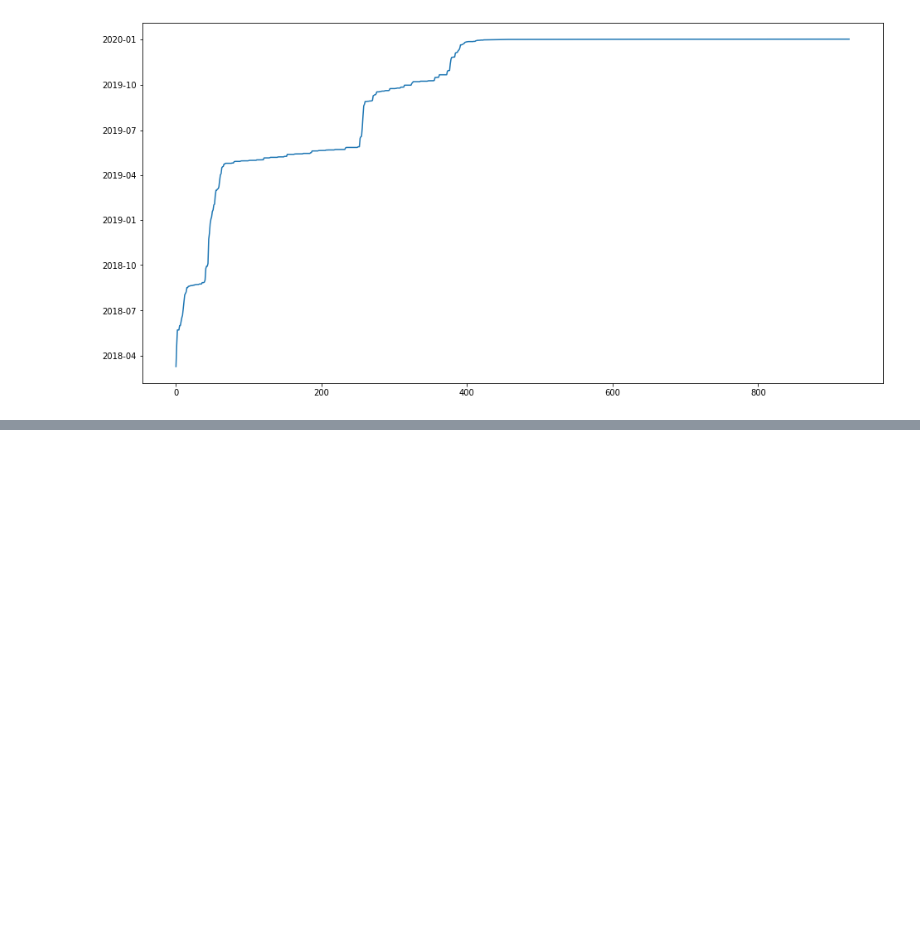
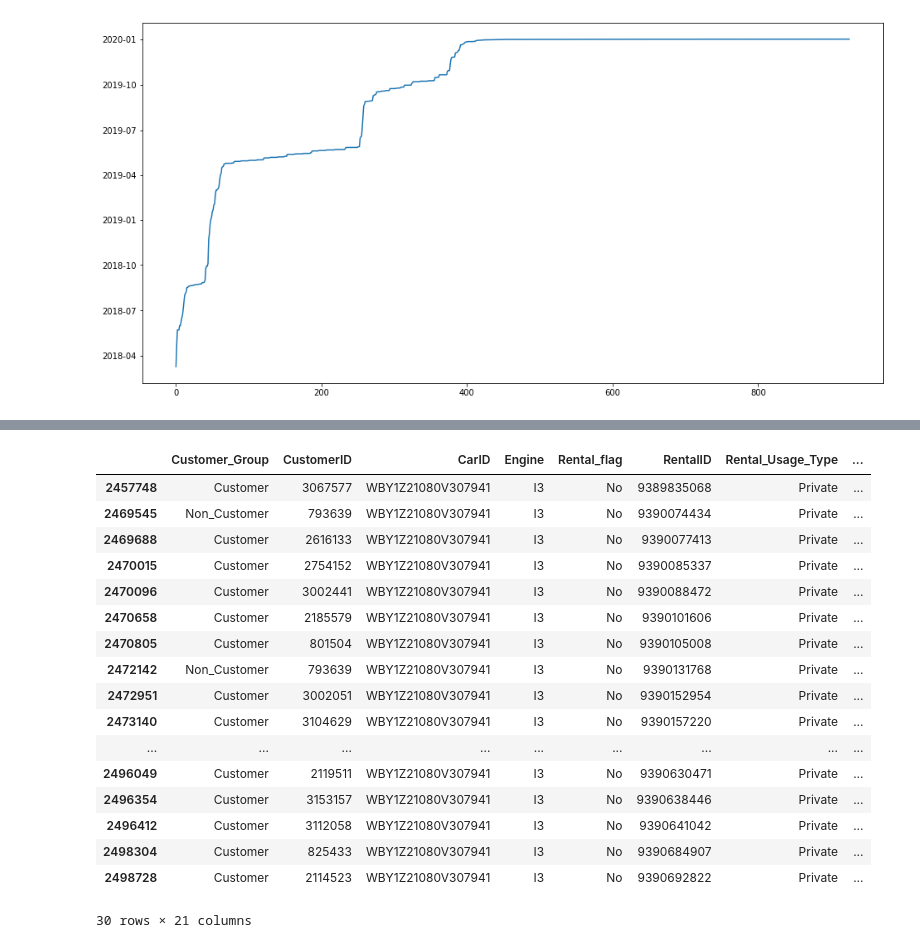
Before and after one commit to Bogeluno/GNN_Thesis, a Jupyter notebook: notebooks/TimeProgress.ipynb, the cells around one changed output, grey strips where cells are left out. Drawn from its saved outputs; the diff is of its cells as text; code cells hidden in the pictures; blank space fills up the shorter version.

```diff
--- a/notebooks/TimeProgress.ipynb
+++ b/notebooks/TimeProgress.ipynb
@@ -107,0 +176,3 @@ plt.show() # Det her skal un der preprocess
+# %%
+df = pd.read_csv('data/processed/Full_data_set.csv', index_col=0, parse_dates=[7,8,9])
+df.info()
@@ -107,0 +197,21 @@ plt.show() # Det her skal un der preprocess
+# %%
+df[df.CarID == 'WBY1Z21080V307941'].iloc[1420:1450]
+# %% [output]
+|  | Customer_Group | CustomerID | CarID | Engine | Rental_flag | RentalID | Rental_Usage_Type | ... |
+| 2457748 | Customer | 3067577 | WBY1Z21080V307941 | I3 | No | 9389835068 | Private | ... |
+| 2469545 | Non_Customer | 793639 | WBY1Z21080V307941 | I3 | No | 9390074434 | Private | ... |
+| 2469688 | Customer | 2616133 | WBY1Z21080V307941 | I3 | No | 9390077413 | Private | ... |
+| 2470015 | Customer | 2754152 | WBY1Z21080V307941 | I3 | No | 9390085337 | Private | ... |
+| 2470096 | Customer | 3002441 | WBY1Z21080V307941 | I3 | No | 9390088472 | Private | ... |
+| 2470658 | Customer | 2185579 | WBY1Z21080V307941 | I3 | No | 9390101606 | Private | ... |
+| 2470805 | Customer | 801504 | WBY1Z21080V307941 | I3 | No | 9390105008 | Private | ... |
+| 2472142 | Non_Customer | 793639 | WBY1Z21080V307941 | I3 | No | 9390131768 | Private | ... |
+| 2472951 | Customer | 3002051 | WBY1Z21080V307941 | I3 | No | 9390152954 | Private | ... |
+| 2473140 | Customer | 3104629 | WBY1Z21080V307941 | I3 | No | 9390157220 | Private | ... |
+| ... | ... | ... | ... | ... | ... | ... | ... | ... |
+| 2496049 | Customer | 2119511 | WBY1Z21080V307941 | I3 | No | 9390630471 | Private | ... |
+| 2496354 | Customer | 3153157 | WBY1Z21080V307941 | I3 | No | 9390638446 | Private | ... |
+| 2496412 | Customer | 3112058 | WBY1Z21080V307941 | I3 | No | 9390641042 | Private | ... |
+| 2498304 | Customer | 825433 | WBY1Z21080V307941 | I3 | No | 9390684907 | Private | ... |
+| 2498728 | Customer | 2114523 | WBY1Z21080V307941 | I3 | No | 9390692822 | Private | ... |
+30 rows × 21 columns
```
Also changed, not shown: parts of 13 cells of this notebook, 4 other files.
